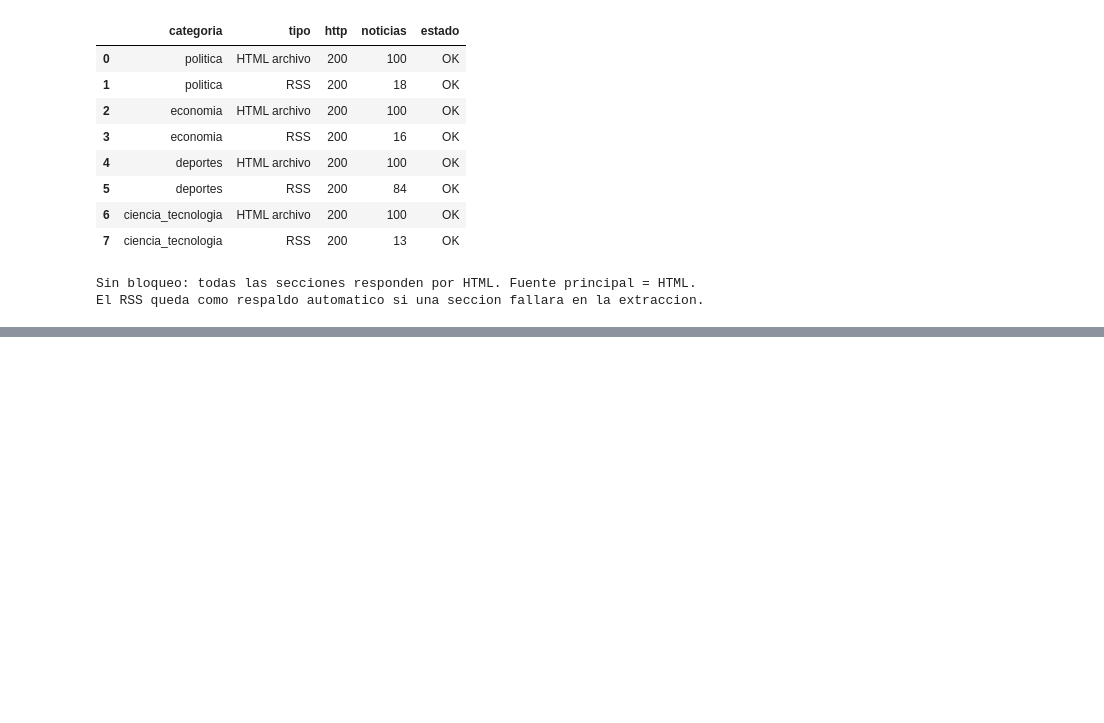
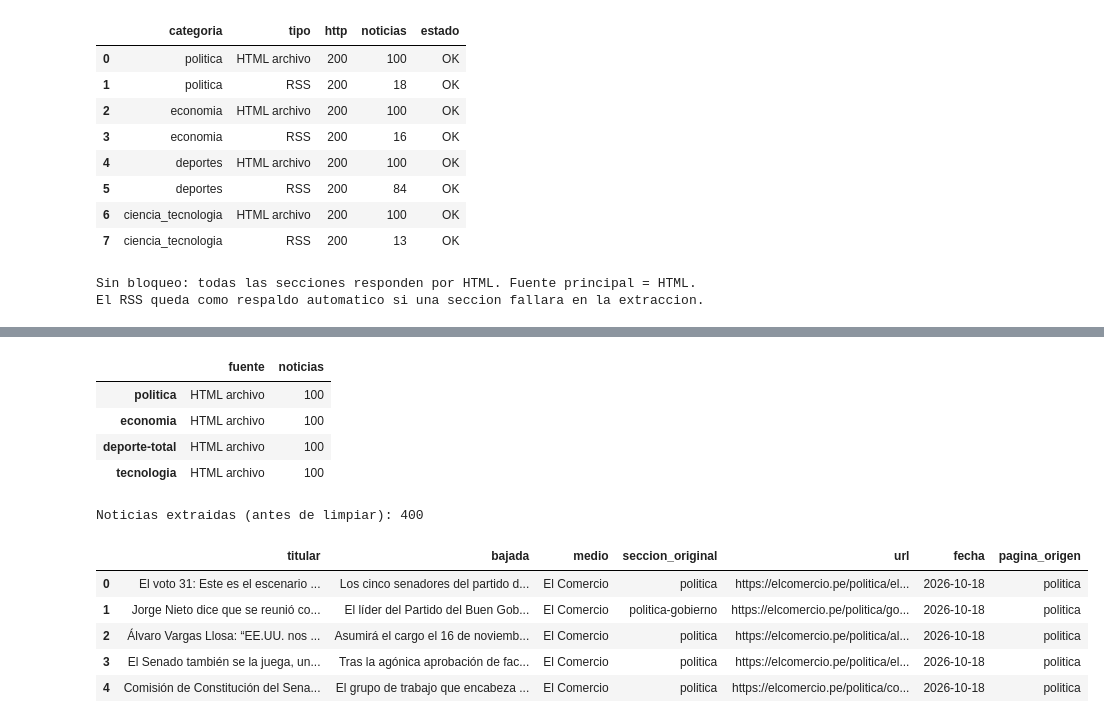
Before and after one commit to grey-d18/grey_diplomado, a Jupyter notebook: tarea_1/01_recoleccion.ipynb, the cells around one changed output, grey strips where cells are left out. Saved outputs shown, nothing was run; the diff lists cells and outputs as text; code cells hidden in the pictures; blank space fills up the shorter version.

```diff
--- a/tarea_1/01_recoleccion.ipynb
+++ b/tarea_1/01_recoleccion.ipynb
@@ -199,0 +269,35 @@ El RSS queda como respaldo automatico si una seccion fallara en la extraccion.
+# %%
+registros = []
+fuente_usada = {}
+
+for categoria_busqueda, seccion in SECCIONES.items():
+    codigo, texto = descargar(f"{BASE}/archivo/{seccion}/")
+    filas = extraer_html(texto) if codigo == 200 else []
+    fuente = "HTML archivo"
+    if not filas:  # plan B: RSS oficial
+        print(f"{seccion}: HTML sin noticias (HTTP {codigo}), se usa RSS")
+        codigo, texto = descargar(f"{BASE}/arcio/rss/category/{seccion}/")
+        filas = extraer_rss(texto) if codigo == 200 else []
+        fuente = "RSS"
+    for f in filas:
+        f["pagina_origen"] = seccion
+    fuente_usada[seccion] = (fuente, len(filas))
+    registros += filas
+
+df_crudo = pd.DataFrame(registros)
+display(pd.DataFrame(fuente_usada, index=["fuente", "noticias"]).T)
+print("Noticias extraidas (antes de limpiar):", len(df_crudo))
+df_crudo.head()
+# %% [output]
+|  | fuente | noticias |
+| politica | HTML archivo | 100 |
+| economia | HTML archivo | 100 |
+| deporte-total | HTML archivo | 100 |
+| tecnologia | HTML archivo | 100 |
+Noticias extraidas (antes de limpiar): 400
+|  | titular | bajada | medio | seccion_original | url | fecha | pagina_origen |
+| 0 | El voto 31: Este es el escenario ... | Los cinco senadores del partido d... | El Comercio | politica | https://elcomercio.pe/politica/el... | 2026-10-18 | politica |
+| 1 | Jorge Nieto dice que se reunió co... | El líder del Partido del Buen Gob... | El Comercio | politica-gobierno | https://elcomercio.pe/politica/go... | 2026-10-18 | politica |
+| 2 | Álvaro Vargas Llosa: “EE.UU. nos ... | Asumirá el cargo el 16 de noviemb... | El Comercio | politica | https://elcomercio.pe/politica/al... | 2026-10-18 | politica |
+| 3 | El Senado también se la juega, un... | Tras la agónica aprobación de fac... | El Comercio | politica | https://elcomercio.pe/politica/el... | 2026-10-18 | politica |
+| 4 | Comisión de Constitución del Sena... | El grupo de trabajo que encabeza ... | El Comercio | politica | https://elcomercio.pe/politica/co... | 2026-10-18 | politica |
```
Also changed, not shown: parts of 8 cells of this notebook.
